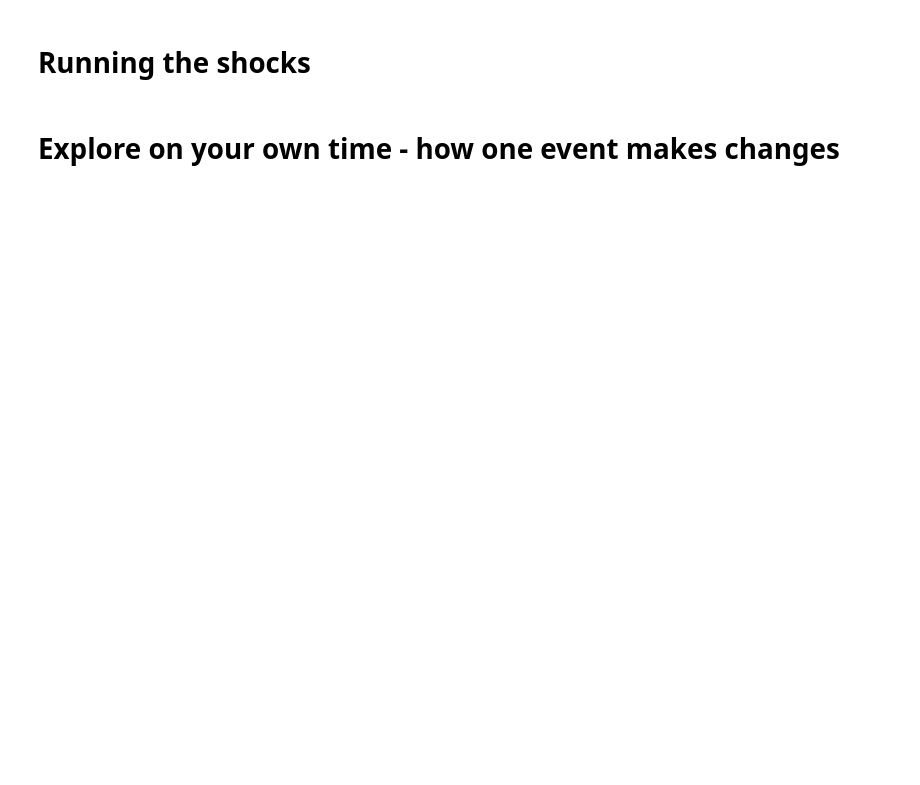
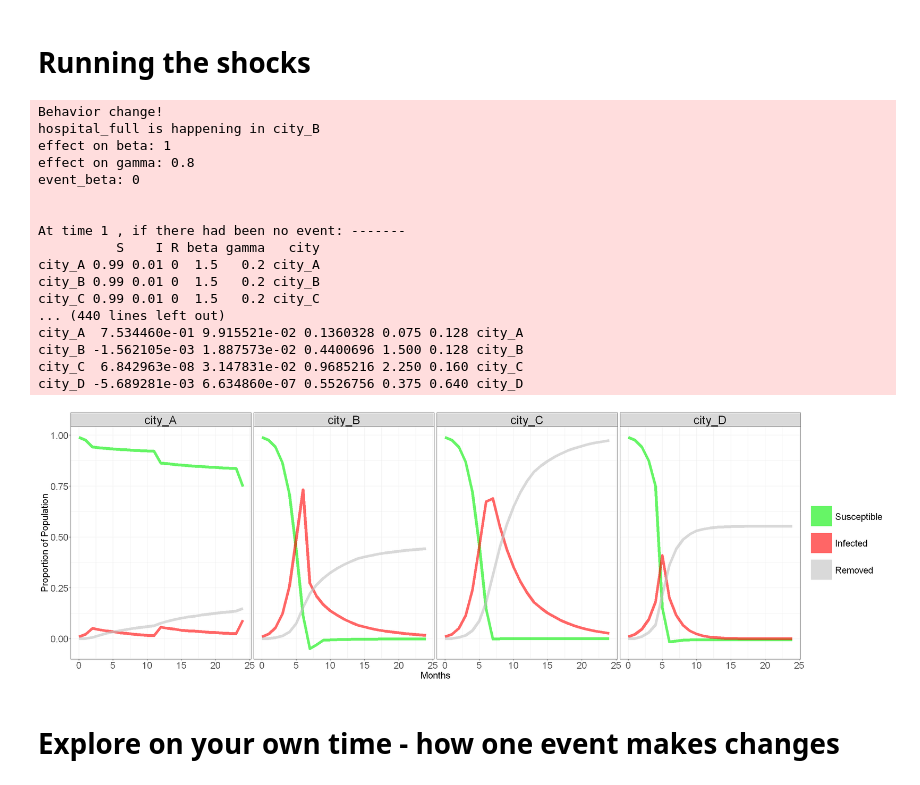
Before and after one commit to bioinfo-ucsd/HSworkshop_SIRinR, a Jupyter notebook: SIR_model_R.ipynb, the cells around one changed output. Cells and saved outputs as stored; diff of their text form; code cells hidden in the pictures; blank space fills up the shorter version.

Commit message:
comments and choose event option

```diff
--- a/SIR_model_R.ipynb
+++ b/SIR_model_R.ipynb
@@ -210,8 +211,8 @@ A data.frame: 4 × 6
 # 1. Initialize table -----------------
 
 
-
-events = data.frame("event_name"      = as.character("no change"),
+#make a tabel with col names of 'event_name', 'type', ect.
+events = data.frame("event_name"      = as.character("no_change"),
                     "type"            = as.character("behavorial"),
                     "effect_on_beta"  = 1,
                     "effect_on_gamma" = 1,
@@ -220,9 +221,13 @@ events = data.frame("event_name"      = as.character("no change"),
 
 # 2. Add events -----------------
 
-temp <- data.frame("concert"              , "shock"      , 1  , 1  , 2)
-names(temp) <- c("event_name" , "type", "effect_on_beta", "effect_on_gamma", "event_beta")
-events <- rbind(events, temp)
+
+
+temp <- data.frame("concert"              , "shock"      , 1  , 1  , 2) #makes a row in a temporary table called temp
+names(temp) <- c("event_name" , "type", "effect_on_beta", "effect_on_gamma", "event_beta") #add names to that table
+                                                                                           # 'c()' collects everythin in brackets into a list
+                                                                                           # that list is saved as the col names of temp table
+events <- rbind(events, temp) #add temp table to main events table with 'rbind' (row bind)
 
 temp <- data.frame("state_open"           , "behavorial" , 1.5, 1  , 0  )
 names(temp) <- c("event_name" , "type", "effect_on_beta", "effect_on_gamma", "event_beta")
@@ -260,9 +265,10 @@ events <- rbind(events, temp)
 
 # 3. Convert to numbers -----------------
 
-events$effect_on_beta  = as.double(events$effect_on_beta)
+events$effect_on_beta  = as.double(events$effect_on_beta) #changes effect_on_beta that was saved as words into double, which is a type of number for computers
 events$effect_on_gamma = as.double(events$effect_on_gamma)
 events$event_beta      = as.double(events$event_beta)
-
+events$event_name      = as.character(events$event_name)
+rownames(events) = events$event_name
 
 events
@@ -333,7 +356,8 @@ time_step_event = function(data, time){
 # %% [markdown]
 # Running the shocks
 # %%
-# Note: Refer to slide X
+# All of the cities have the same starting conditions, just differnt events
+# to see the plots you need to scoll all the way to the bottom - see comment in cell above on how to remove
 
 # 1. Initialize our data (same as Part 1) -----------------
 
@@ -342,9 +366,10 @@ gamma = 0.2  # initialize gamma
 
 data            = data.frame("S" = as.double(), "I" = as.double(), "R" = as.double())
 data["city_A",] = c(0.99, 0.01, 0)
-data["city_B",] = c(0.80, 0.10, 0.10)
-data["city_C",] = c(0.50, 0.20, 0.30)
-data["city_D",] = c(0.60, 0.30, 0.10)
+data["city_B",] = c(0.99, 0.01, 0)
+data["city_C",] = c(0.99, 0.01, 0)
+data["city_D",] = c(0.99, 0.01, 0)
+
 
 data$beta       = beta
 data$gamma      = gamma
@@ -359,33 +384,53 @@ data = original.data
 yes_event      = data                           # save starting values to master
 yes_event$time = 0                              # add time column
 
 for (month in 1:24){                                # for a given time:
     a = time_step_event(data, month)
     data   = a                                  # re-initialize "data"
     a$time = month                                  # add time column
     yes_event = rbind(yes_event, a)             # save new values to "master"
 }
 
 yes_event$has_event = TRUE
 
 
 # 4. Visualize our results -----------------
+#again do not worry about this plotting nonsence
 
 ggplot(melt(yes_event[,c("city", "has_event", "time", "S", "I", "R")], id = c("city", "has_event", "time")),
        aes(x = time,  y = value, color = variable)) +  # assign x- and y-values
     geom_line(alpha = 0.6, size = 3) +
     facet_grid(~city) + theme_bw() +                             # plot line graph with each city in separate plots
     theme(axis.text    = element_text(size = 20),                            # increase axis text size
           axis.title   = element_text(size = 20),                            # increase axis title size
           legend.text  = element_text(size = 20),                            # increase legent text size
           legend.title = element_blank(),                                    # remove title in legend
           strip.text   = element_text(size=25)) +                            # increase plot title size
     ylab("Proportion of Population") +                                       # set y-axis title
     scale_color_manual(values = c("#00ee00", "#ff0000", "#c0c0c0"),
                        labels = c("Susceptible", "Infected", "Removed")) +        # set colors
     guides(color = guide_legend(override = list(size = 20))) +               # enlarge legend symbols
     scale_linetype_manual(values=c("solid", "dotted"),
                           labels = c("yes_event")) + xlab("Months")
+# %% [output]
+Behavior change!
+hospital_full is happening in city_B
+effect on beta: 1
+effect on gamma: 0.8
+event_beta: 0
+
+
+At time 1 , if there had been no event: -------
+          S    I R beta gamma   city
+city_A 0.99 0.01 0  1.5   0.2 city_A
+city_B 0.99 0.01 0  1.5   0.2 city_B
+city_C 0.99 0.01 0  1.5   0.2 city_C
+... (440 lines left out)
+city_A  7.534460e-01 9.915521e-02 0.1360328 0.075 0.128 city_A
+city_B -1.562105e-03 1.887573e-02 0.4400696 1.500 0.128 city_B
+city_C  6.842963e-08 3.147831e-02 0.9685216 2.250 0.160 city_C
+city_D -5.689281e-03 6.634860e-07 0.5526756 0.375 0.640 city_D
+[figure, added]
 # %% [markdown]
 # Explore on your own time - how one event makes changes
 # %%
```
Also changed, not shown: parts of 4 cells of this notebook.
